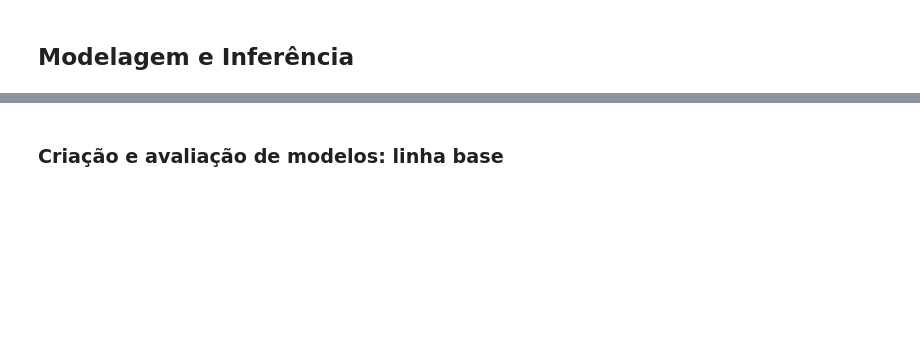
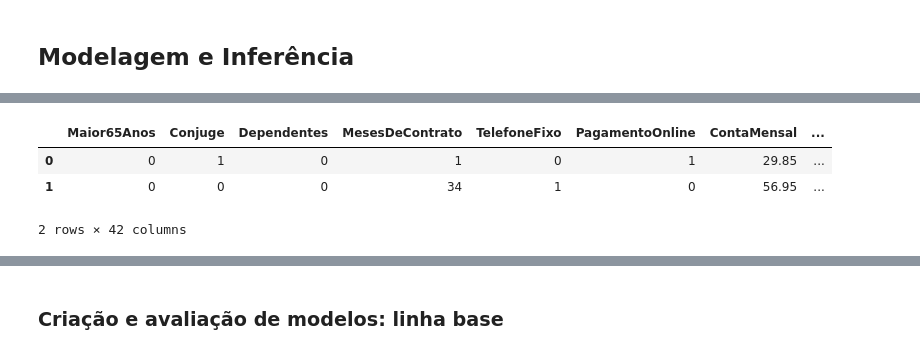
Before and after one commit to simonefmr/global_emissions, a Jupyter notebook: Sprint2_MVP_A.ipynb, the cells around one changed output, grey strips where cells are left out. Saved outputs shown, nothing was run; the diff lists cells and outputs as text; code cells hidden in the pictures; blank space fills up the shorter version.

```diff
--- a/Sprint2_MVP_A.ipynb
+++ b/Sprint2_MVP_A.ipynb
@@ -164,16 +207,21 @@ dataset_final.Churn.value_counts()
 # %%
 #biblioteca para balancear os dados utilizando over_sampling
 from imblearn.over_sampling import SMOTE
 
 #dividindo os dados em caracteristicas e target
 X = dataset_final.drop('Churn', axis = 1)
 y = dataset_final['Churn']
 
 smt = SMOTE(random_state=123)
 X, y = smt.fit_resample(X, y)
 
 #junção dos dados balanceados
-dados_final = pd.concat([X, y], axis=1)
+dataset_final = pd.concat([X, y], axis=1)
 
 #verificação 1 - junção dos dados
-dados_final.head(2)
+dataset_final.head(2)
+# %% [output]
+|  | Maior65Anos | Conjuge | Dependentes | MesesDeContrato | TelefoneFixo | PagamentoOnline | ContaMensal | ... |
+| 0 | 0 | 1 | 0 | 1 | 0 | 1 | 29.85 | ... |
+| 1 | 0 | 0 | 0 | 34 | 1 | 0 | 56.95 | ... |
+2 rows × 42 columns
```
Also changed, not shown: parts of 13 cells of this notebook.
